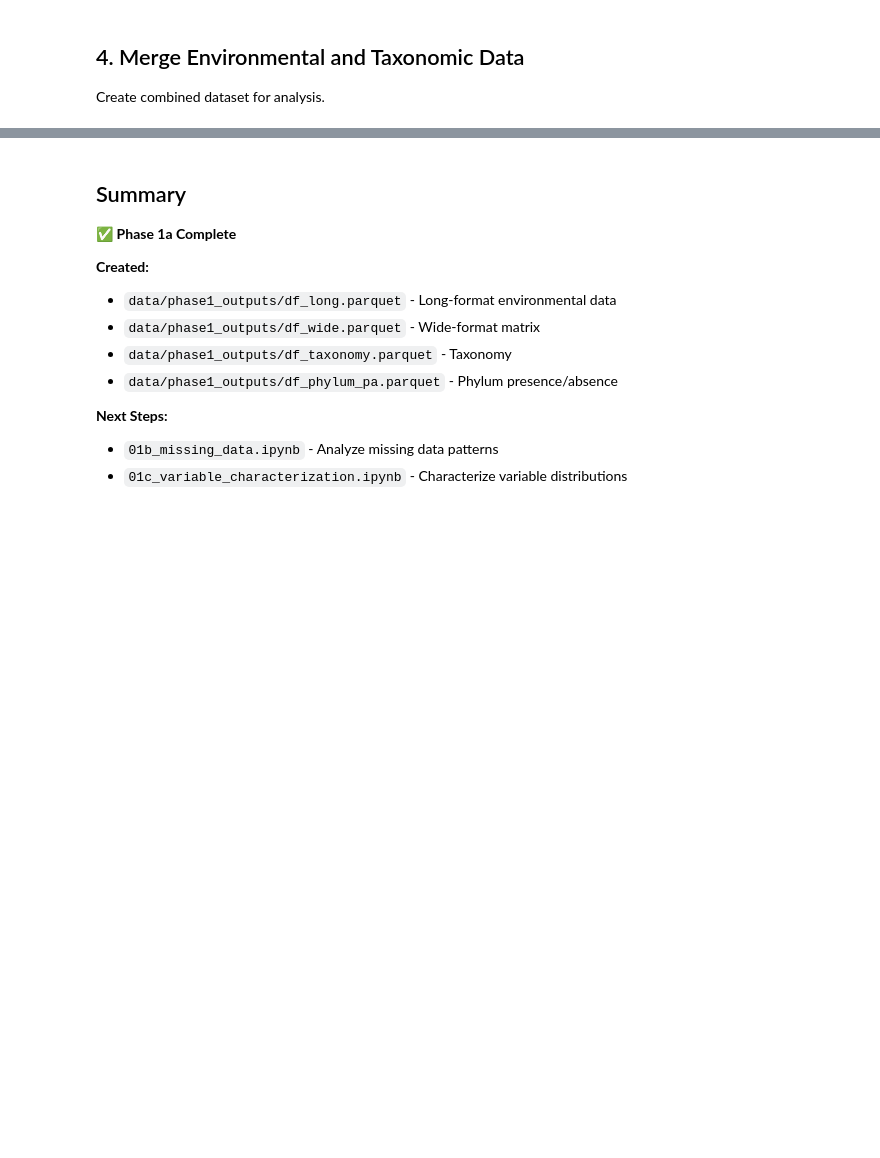
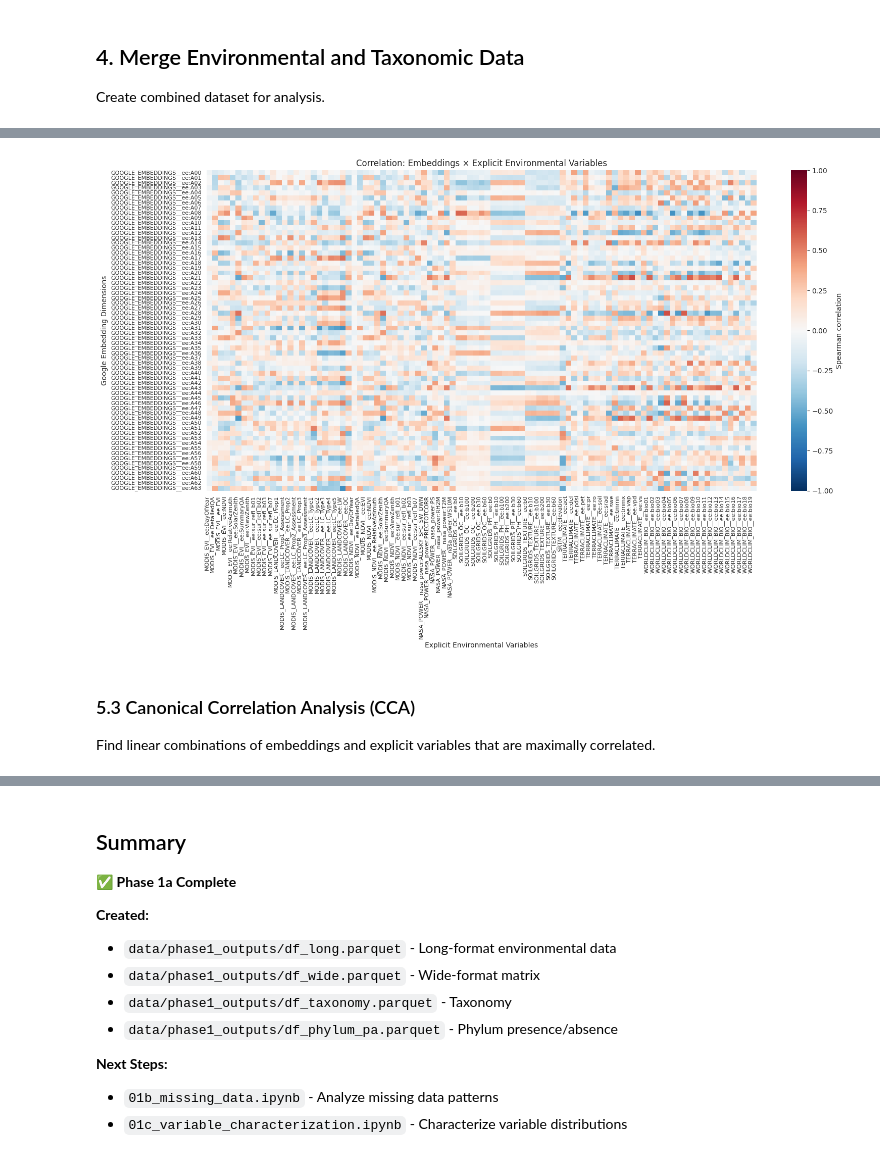
Before and after one commit to aparkin/env-agents, a Jupyter notebook: analysis/notebooks/01_data_prep/01a_extract_pivot.ipynb, the cells around one changed output, grey strips where cells are left out. Saved outputs shown, nothing was run; the diff lists cells and outputs as text; code cells hidden in the pictures; blank space fills up the shorter version.

```diff
--- a/analysis/notebooks/01_data_prep/01a_extract_pivot.ipynb
+++ b/analysis/notebooks/01_data_prep/01a_extract_pivot.ipynb
@@ -257,0 +400,15 @@ print(f"  Lost in merge: {len(df_wide) + len(df_taxonomy) - 2*len(df_combined)}"
+# %%
+# Separate embeddings from explicit environmental variables
+embedding_cols = [col for col in df_wide.columns if col.startswith('GOOGLE_EMBEDDINGS__')]
+explicit_env_cols = [col for col in df_wide.columns if not col.startswith('GOOGLE_EMBEDDINGS__') and not col.startswith('GBIF__')]
+
+print(f"Embedding dimensions: {len(embedding_cols)}")
+print(f"Explicit environmental variables: {len(explicit_env_cols)}")
+
+# Extract matrices
+df_embeddings = df_wide[embedding_cols]
+df_explicit_env = df_wide[explicit_env_cols]
+
+# Show data availability
+print(f"\nEmbeddings coverage: {df_embeddings.notna().all(axis=1).sum()} / {len(df_wide)} clusters ({df_embeddings.notna().all(axis=1).mean():.1%})")
+print(f"Explicit env coverage: {df_explicit_env.notna().all(axis=1).sum()} / {len(df_wide)} clusters")
@@ -257,0 +462,33 @@ print(f"  Lost in merge: {len(df_wide) + len(df_taxonomy) - 2*len(df_combined)}"
+# %%
+# Visualize correlation heatmap (if data available)
+if complete_cases.sum() > 50:
+    fig, ax = plt.subplots(figsize=(16, 10))
+
+    # Plot heatmap
+    sns.heatmap(
+        corr_matrix.astype(float),
+        cmap='RdBu_r',
+        center=0,
+        vmin=-1,
+        vmax=1,
+        cbar_kws={'label': 'Spearman correlation'},
+        ax=ax,
+        xticklabels=True,
+        yticklabels=True
+    )
+
+    ax.set_xlabel('Explicit Environmental Variables')
+    ax.set_ylabel('Google Embedding Dimensions')
+    ax.set_title('Correlation: Embeddings × Explicit Environmental Variables')
+    plt.xticks(rotation=90, ha='right', fontsize=8)
+    plt.yticks(fontsize=8)
+    plt.tight_layout()
+    plt.show()
+else:
+    print("⚠️ Skipping visualization - insufficient data")
+# %% [output]
+[figure, added]
+# %% [markdown]
+### 5.3 Canonical Correlation Analysis (CCA)
+
+Find linear combinations of embeddings and explicit variables that are maximally correlated.
```
Also changed, not shown: parts of 43 cells of this notebook, 13 other files.
